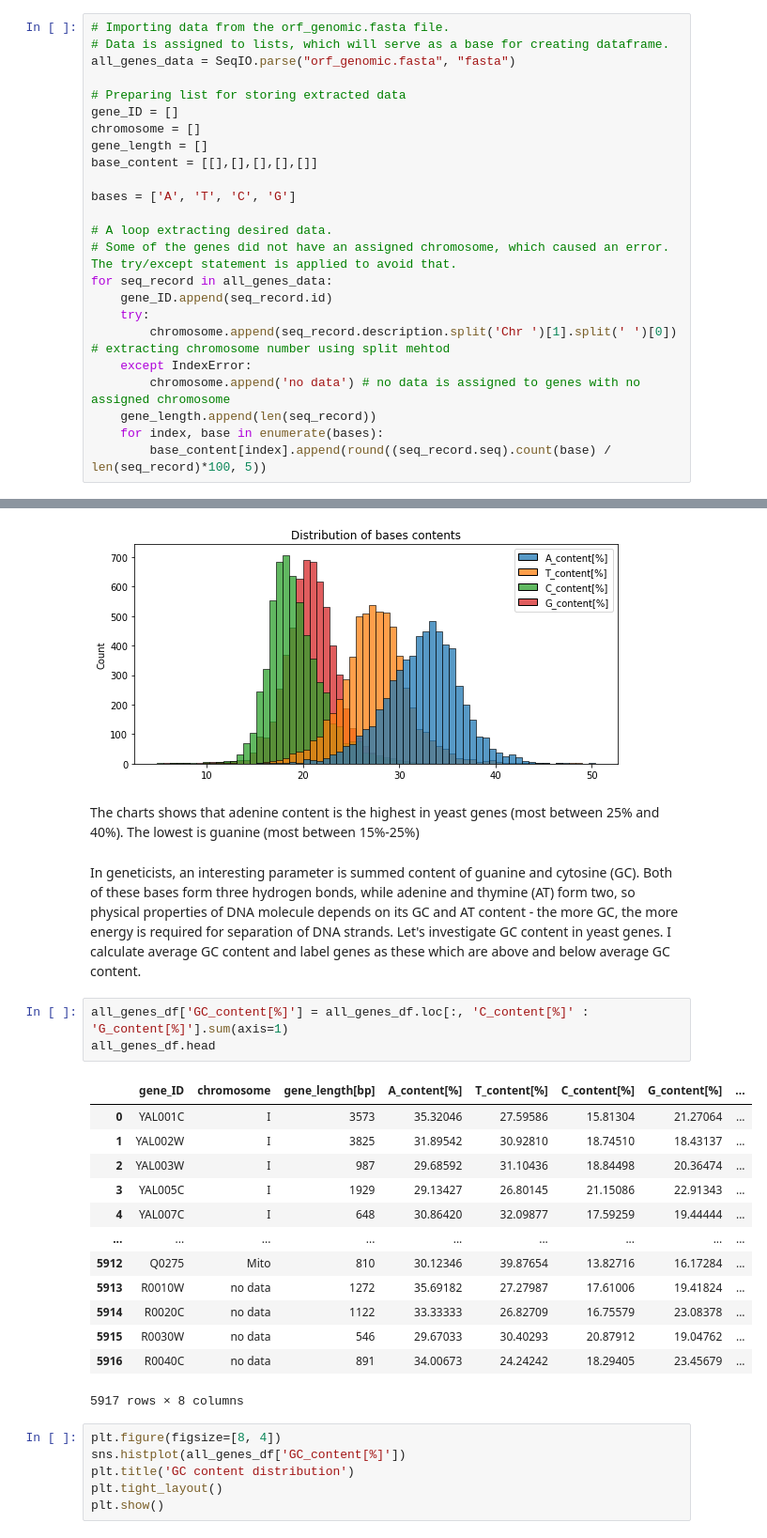
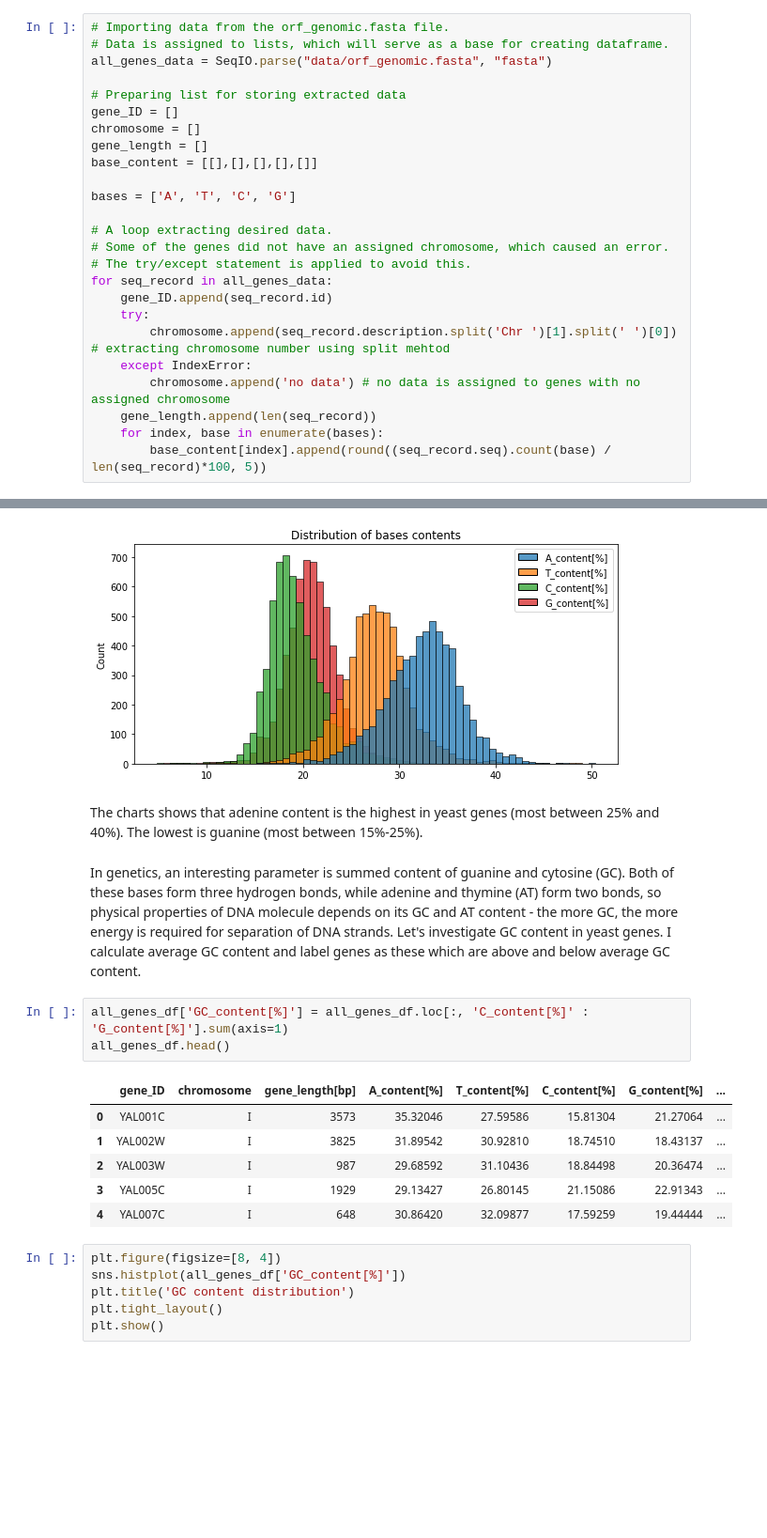
Before and after one commit to piotrsoczewka/Essential_Genes, a Jupyter notebook: Data import and exploratory analysis.ipynb, the cells around one changed output, grey strips where cells are left out. Shown at 94% size. Cells and saved outputs as stored; diff of their text form; blank space fills up the shorter version.

```diff
--- a/Data import and exploratory analysis.ipynb
+++ b/Data import and exploratory analysis.ipynb
@@ -24,7 +22,7 @@ def set_bar_width(ax, new_width):
 # %%
 # Importing data from the orf_genomic.fasta file.
 # Data is assigned to lists, which will serve as a base for creating dataframe.
-all_genes_data = SeqIO.parse("orf_genomic.fasta", "fasta")
+all_genes_data = SeqIO.parse("data/orf_genomic.fasta", "fasta")
 
 # Preparing list for storing extracted data
 gene_ID = []
@@ -35,7 +33,8 @@ base_content = [[],[],[],[],[]]
 bases = ['A', 'T', 'C', 'G']
 
 # A loop extracting desired data.
-# Some of the genes did not have an assigned chromosome, which caused an error. The try/except statement is applied to avoid that.
+# Some of the genes did not have an assigned chromosome, which caused an error.
+# The try/except statement is applied to avoid this.
 for seq_record in all_genes_data:
     gene_ID.append(seq_record.id)
     try:
@@ -105,26 +104,19 @@ plt.show()
 # %% [output]
 [figure]
 # %% [markdown]
-The charts shows that adenine content is the highest in yeast genes (most between 25% and 40%). The lowest is guanine (most between 15%-25%)
+The charts shows that adenine content is the highest in yeast genes (most between 25% and 40%). The lowest is guanine (most between 15%-25%).
 # %% [markdown]
-In geneticists, an interesting parameter is summed content of guanine and cytosine (GC). Both of these bases form three hydrogen bonds, while adenine and thymine (AT) form two, so physical properties of DNA molecule depends on its GC and AT content - the more GC, the more energy is required for separation of DNA strands. Let's investigate GC content in yeast genes. I calculate average GC content and label genes as these which are above and below average GC content.
+In genetics, an interesting parameter is summed content of guanine and cytosine (GC). Both of these bases form three hydrogen bonds, while adenine and thymine (AT) form two bonds, so physical properties of DNA molecule depends on its GC and AT content - the more GC, the more energy is required for separation of DNA strands. Let's investigate GC content in yeast genes. I calculate average GC content and label genes as these which are above and below average GC content.
 # %%
 all_genes_df['GC_content[%]'] = all_genes_df.loc[:, 'C_content[%]' : 'G_content[%]'].sum(axis=1)
-all_genes_df.head
+all_genes_df.head()
 # %% [output]
 |  | gene_ID | chromosome | gene_length[bp] | A_content[%] | T_content[%] | C_content[%] | G_content[%] | ... |
 | 0 | YAL001C | I | 3573 | 35.32046 | 27.59586 | 15.81304 | 21.27064 | ... |
 | 1 | YAL002W | I | 3825 | 31.89542 | 30.92810 | 18.74510 | 18.43137 | ... |
 | 2 | YAL003W | I | 987 | 29.68592 | 31.10436 | 18.84498 | 20.36474 | ... |
 | 3 | YAL005C | I | 1929 | 29.13427 | 26.80145 | 21.15086 | 22.91343 | ... |
 | 4 | YAL007C | I | 648 | 30.86420 | 32.09877 | 17.59259 | 19.44444 | ... |
-| ... | ... | ... | ... | ... | ... | ... | ... | ... |
-| 5912 | Q0275 | Mito | 810 | 30.12346 | 39.87654 | 13.82716 | 16.17284 | ... |
-| 5913 | R0010W | no data | 1272 | 35.69182 | 27.27987 | 17.61006 | 19.41824 | ... |
-| 5914 | R0020C | no data | 1122 | 33.33333 | 26.82709 | 16.75579 | 23.08378 | ... |
-| 5915 | R0030W | no data | 546 | 29.67033 | 30.40293 | 20.87912 | 19.04762 | ... |
-| 5916 | R0040C | no data | 891 | 34.00673 | 24.24242 | 18.29405 | 23.45679 | ... |
-5917 rows × 8 columns
 # %%
 plt.figure(figsize=[8, 4])
 sns.histplot(all_genes_df['GC_content[%]'])
```
Also changed, not shown: parts of 19 cells of this notebook, 7 other files.
